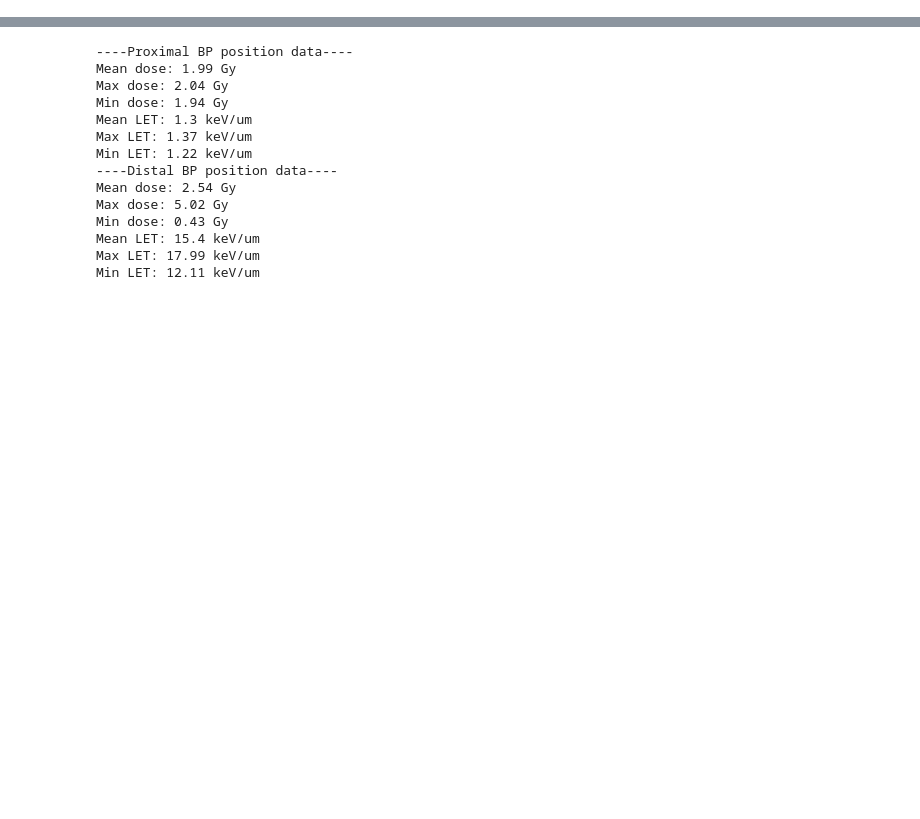
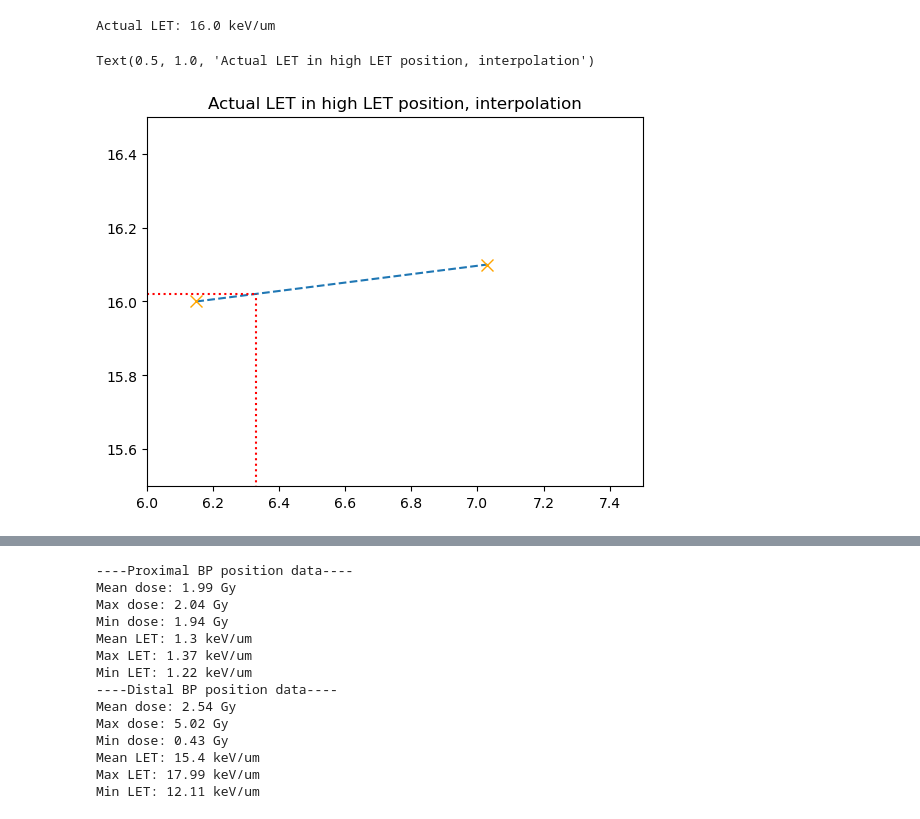
Before and after one commit to BrittHaanen15/Thesis_project, a Jupyter notebook: Python codes/Analysis of RayStation simulation.ipynb, the cells around one changed output, grey strips where cells are left out. Drawn from its saved outputs; the diff is of its cells as text; code cells hidden in the pictures; blank space fills up the shorter version.

```diff
--- a/Python codes/Analysis of RayStation simulation.ipynb
+++ b/Python codes/Analysis of RayStation simulation.ipynb
@@ -173,0 +245,15 @@ The results below are for 7.03 mm 'water'
+# %%
+actual_let = np.interp(6.33, [depth_1, depth_2], [let_1, let_2])
+
+print('Actual LET: ' + str(round(actual_let, 1)) + ' keV/um')
+
+plt.plot([depth_1, depth_2], [let_1, let_2], linestyle='dashed', marker='x', markeredgecolor='orange', markersize=8)
+plt.hlines(actual_let, 6, 6.33, linestyles='dotted', colors='red')
+plt.vlines(6.33, 0, actual_let, linestyles='dotted', colors='red')
+plt.xlim([6, 7.5])
+plt.ylim([15.5, 16.5])
+plt.title('Actual LET in high LET position, interpolation')
+# %% [output]
+Actual LET: 16.0 keV/um
+Text(0.5, 1.0, 'Actual LET in high LET position, interpolation')
+[figure, added]
```
Also changed, not shown: parts of 9 cells of this notebook.
